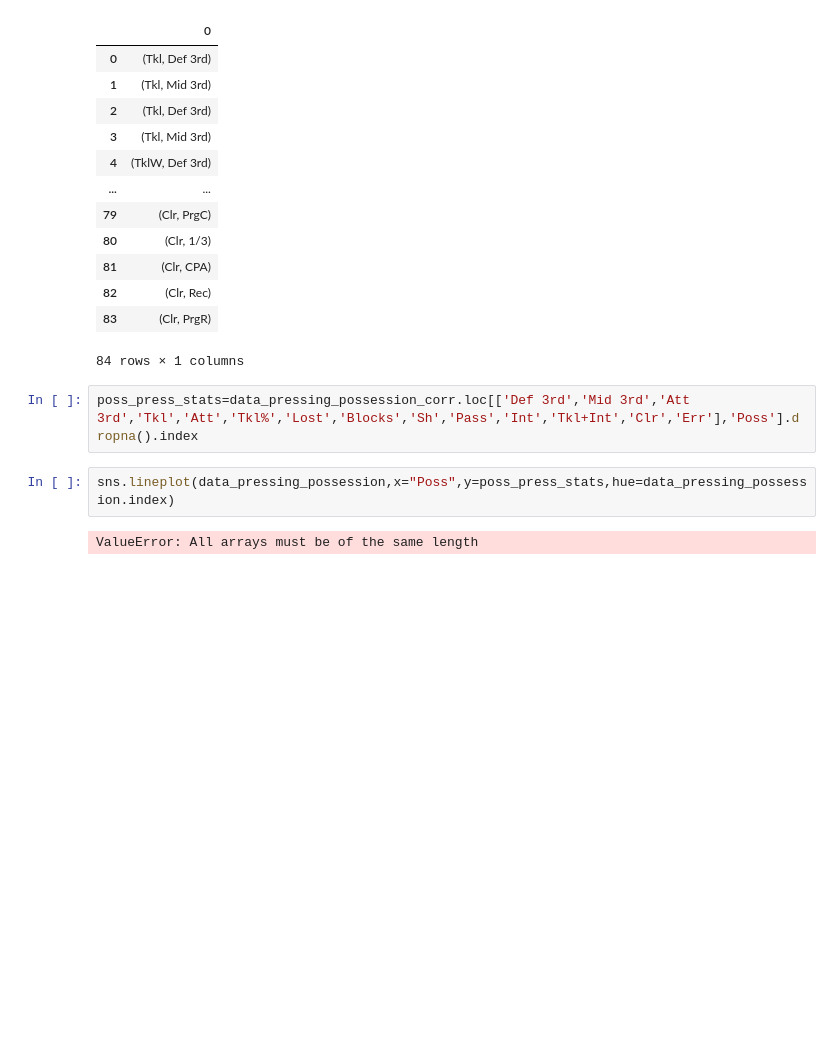
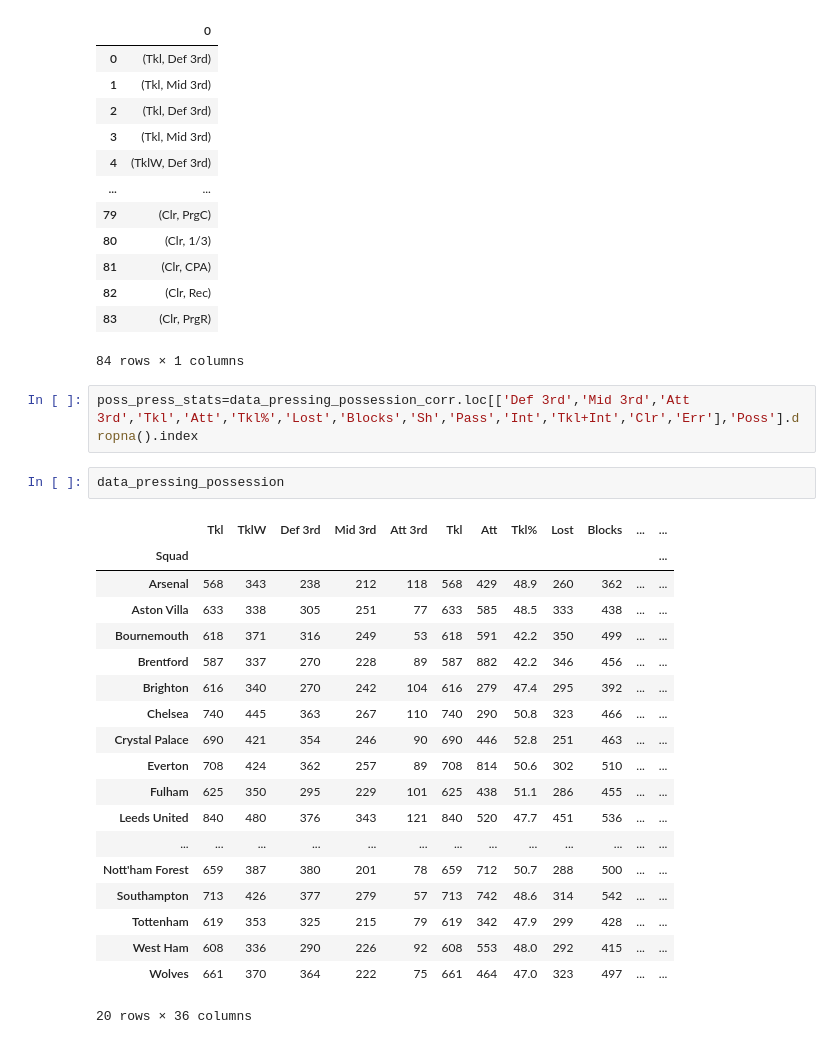
Before and after one commit to Yashuchirag/team_pressing_project, a Jupyter notebook: src/Visualization_Viveka.ipynb, the cells around one changed output. Drawn from its saved outputs; the diff is of its cells as text; blank space fills up the shorter version.

```diff
--- a/src/Visualization_Viveka.ipynb
+++ b/src/Visualization_Viveka.ipynb
@@ -79,7 +81,25 @@ correlated_features_df
 84 rows × 1 columns
 # %%
 poss_press_stats=data_pressing_possession_corr.loc[['Def 3rd','Mid 3rd','Att 3rd','Tkl','Att','Tkl%','Lost','Blocks','Sh','Pass','Int','Tkl+Int','Clr','Err'],'Poss'].dropna().index
-# %%
-sns.lineplot(data_pressing_possession,x="Poss",y=poss_press_stats,hue=data_pressing_possession.index)
-# %% [output]
-ValueError: All arrays must be of the same length
+# %%
+data_pressing_possession
+# %% [output]
+|  | Tkl | TklW | Def 3rd | Mid 3rd | Att 3rd | Tkl | Att | Tkl% | Lost | Blocks | ... | ... |
+| Squad |  |  |  |  |  |  |  |  |  |  |  | ... |
+| Arsenal | 568 | 343 | 238 | 212 | 118 | 568 | 429 | 48.9 | 260 | 362 | ... | ... |
+| Aston Villa | 633 | 338 | 305 | 251 | 77 | 633 | 585 | 48.5 | 333 | 438 | ... | ... |
+| Bournemouth | 618 | 371 | 316 | 249 | 53 | 618 | 591 | 42.2 | 350 | 499 | ... | ... |
+| Brentford | 587 | 337 | 270 | 228 | 89 | 587 | 882 | 42.2 | 346 | 456 | ... | ... |
+| Brighton | 616 | 340 | 270 | 242 | 104 | 616 | 279 | 47.4 | 295 | 392 | ... | ... |
+| Chelsea | 740 | 445 | 363 | 267 | 110 | 740 | 290 | 50.8 | 323 | 466 | ... | ... |
+| Crystal Palace | 690 | 421 | 354 | 246 | 90 | 690 | 446 | 52.8 | 251 | 463 | ... | ... |
+| Everton | 708 | 424 | 362 | 257 | 89 | 708 | 814 | 50.6 | 302 | 510 | ... | ... |
+| Fulham | 625 | 350 | 295 | 229 | 101 | 625 | 438 | 51.1 | 286 | 455 | ... | ... |
+| Leeds United | 840 | 480 | 376 | 343 | 121 | 840 | 520 | 47.7 | 451 | 536 | ... | ... |
+| ... | ... | ... | ... | ... | ... | ... | ... | ... | ... | ... | ... | ... |
+| Nott'ham Forest | 659 | 387 | 380 | 201 | 78 | 659 | 712 | 50.7 | 288 | 500 | ... | ... |
+| Southampton | 713 | 426 | 377 | 279 | 57 | 713 | 742 | 48.6 | 314 | 542 | ... | ... |
+| Tottenham | 619 | 353 | 325 | 215 | 79 | 619 | 342 | 47.9 | 299 | 428 | ... | ... |
+| West Ham | 608 | 336 | 290 | 226 | 92 | 608 | 553 | 48.0 | 292 | 415 | ... | ... |
+| Wolves | 661 | 370 | 364 | 222 | 75 | 661 | 464 | 47.0 | 323 | 497 | ... | ... |
+20 rows × 36 columns
```
Also changed, not shown: parts of 6 cells of this notebook.
